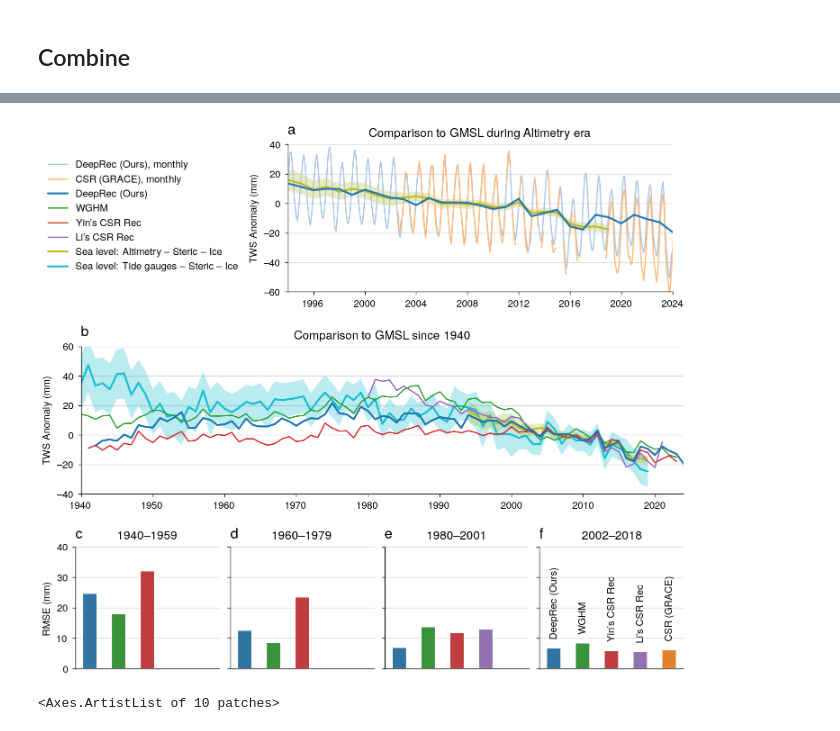
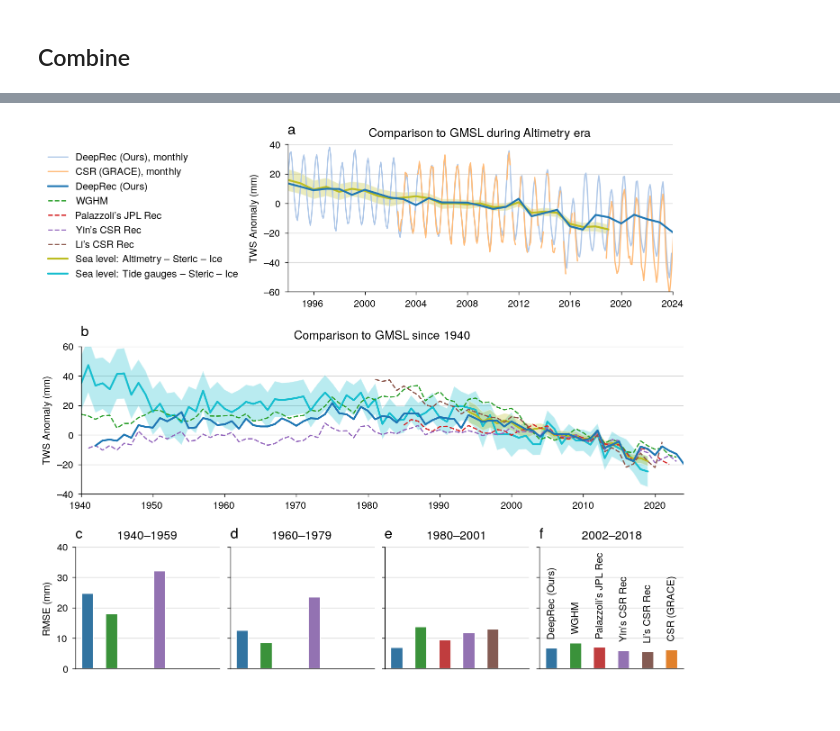
Before and after one commit to lqgentner/deeprec, a Jupyter notebook: notebooks/21-paper-plots/sea-level-budget-closure.ipynb, the cells around one changed output, grey strips where cells are left out. Cells and saved outputs as stored; diff of their text form; code cells hidden in the pictures.

```diff
--- a/notebooks/21-paper-plots/sea-level-budget-closure.ipynb
+++ b/notebooks/21-paper-plots/sea-level-budget-closure.ipynb
@@ -65,15 +66,16 @@ ds_all = ds_all - base_mean
 vars_verbose = {
     "twsa_our": "DeepRec (Ours)",
     "twsa_gap": "WGHM",
-    # "humphrey_gsfc_detrend": "Humphrey's GSFC Rec",
+    "palazzoli_jpl_full": "Palazzoli's JPL Rec",
     "yin_csr_full": "Yin's CSR Rec",
     "li_csr_full": "Li's CSR Rec",
+    # "humphrey_gsfc_detrend": "Humphrey's GSFC Rec",
     "twsa_csr": "CSR (GRACE)",
 }
-eval_vars = vars_verbose.keys()
+eval_names = list(vars_verbose.keys())
 # %% [markdown]
 Take global average of monthly values and take annual average:
 # %%
-global_monthly = ds_all[eval_vars].dr.weight_lat().mean(["lat", "lon"]).compute()
+global_monthly = ds_all[eval_names].dr.weight_lat().mean(["lat", "lon"]).compute()
 global_yearly = global_monthly.resample(time="YE").mean()
 # %% [output]
@@ -361,7 +365,7 @@ TIME_PERIODS = [
 ]
 # %%
 # Evaluation variables (remove GMSL)
-ds_eval = global_yearly.drop_vars(["twsa_gmsl_alt", "twsa_gmsl_obs"])
+ds_eval = global_yearly[eval_names]
 
 df_errors = []
 
@@ -369,14 +373,13 @@ for period in TIME_PERIODS:
     # Iterate over different time periods
     ds_true_period = global_yearly.twsa_gmsl_obs.sel(time=slice(*period))
     ds_eval_period = ds_eval.sel(time=slice(*period))
-    # Remove variables which are NA for most of the time
     THRES = 0.5
     n_time = len(ds_eval_period.time)
     for model in ds_eval_period.data_vars:
-        # Drop model if less not-NA timesteps than threshold for current period
         n_time_notna = len(ds_eval_period[model].dropna("time", how="all").time)
+        # Set all values to NA if less valid timesteps than threshold for current period
         if n_time_notna < 0.5 * n_time:
-            ds_eval_period = ds_eval_period.drop_vars(model)
+            ds_eval_period[model][:] = np.nan
     # Calculate the RMSE
     ds_error = metrics.rmse(ds_true_period, ds_eval_period, skipna=True)
     # Convert to data frame
@@ -566,11 +569,18 @@ ax_alt.fill_between(
     facecolor=dark_colors_dict["twsa_gmsl_alt"],
     alpha=0.3,
 )
+thick_kwargs = dict(linewidth=1.5)
+dash_kwargs = dict(linewidth=1.0, linestyle="dashed")
+
 l_ours_monthly = plot_monthly("twsa_our", ax_alt, linewidth=1.0)
-l_csr_monthly = plot_monthly("twsa_csr", ax_alt, linewidth=1.0)
-# plot_yearly("twsa_gmsl_obs", ax_alt, linewidth=1.5)
-plot_yearly("twsa_gmsl_alt", ax_alt, linewidth=1.5)
-plot_yearly("twsa_our", ax_alt, linewidth=1.5)
+l_csr_monthly = plot_monthly(
+    "twsa_csr",
+    ax_alt,
+    linewidth=1.0,
+)
+# plot_yearly("twsa_gmsl_obs", ax_alt, **thick_kwargs)
+plot_yearly("twsa_gmsl_alt", ax_alt, **thick_kwargs)
+plot_yearly("twsa_our", ax_alt, **thick_kwargs)
 
 ax_alt.set(
     xlim=(pd.Timestamp("1994"), pd.Timestamp("2024")),
@@ -596,12 +606,13 @@ ci_alt = ax_obs.fill_between(
     facecolor=dark_colors_dict["twsa_gmsl_alt"],
     alpha=0.3,
 )
-l_obs = plot_yearly("twsa_gmsl_obs", ax_obs, linewidth=1.5)
-l_alt = plot_yearly("twsa_gmsl_alt", ax_obs, linewidth=1.5)
-l_gap = plot_yearly("twsa_gap", ax_obs, linewidth=1.0)
-l_yin = plot_yearly("yin_csr_full", ax_obs, linewidth=1.0)
-l_li = plot_yearly("li_csr_full", ax_obs, linewidth=1.0)
-l_ours = plot_yearly("twsa_our", ax_obs, linewidth=1.5)
+l_obs = plot_yearly("twsa_gmsl_obs", ax_obs, **thick_kwargs)
+l_alt = plot_yearly("twsa_gmsl_alt", ax_obs, **thick_kwargs)
+l_gap = plot_yearly("twsa_gap", ax_obs, **dash_kwargs)
+l_pal = plot_yearly("palazzoli_jpl_full", ax_obs, **dash_kwargs)
+l_yin = plot_yearly("yin_csr_full", ax_obs, **dash_kwargs)
+l_li = plot_yearly("li_csr_full", ax_obs, **dash_kwargs)
+l_ours = plot_yearly("twsa_our", ax_obs, **thick_kwargs)
 
 
 ax_obs.set(
@@ -641,38 +652,35 @@ for i, (ax, period, df_error) in enumerate(zip(axs_bar, TIME_PERIODS, df_errors)
 axs_bar[3].legend().remove()
 axs_bar[0].set(ylim=(0, 40))
 
 
 # Add letters
 for n, ax in enumerate([ax_alt, ax_obs, *axs_bar]):
     ax.text(
         0.0,
         1.0 + 0.07,
         string.ascii_lowercase[n],
         transform=ax.transAxes,
         size="x-large",
         weight="bold",
     )
 
 # Manually sort legend
 handles = [
     l_ours_monthly,
     l_csr_monthly,
     l_ours,
     l_gap,
+    l_pal,
     l_yin,
     l_li,
     l_alt,
     l_obs,
 ]
 fig_alt.legend(handles=handles, loc="outside center left")
 
 fig.savefig(FIGURE_DIR / "gmsl_comparison_ci_3.pdf", backend="pgf")
 # %% [output]
-[figure, old version]
+[figure, new version]
-# %%
-axs_bar[3].patches
-# %% [output]
-<Axes.ArtistList of 10 patches>
 # %%
 fig = plt.figure(figsize=(7.2, 6.2))
 fig_alt, fig_obs, fig_bar = fig.subfigures(
```
Also changed, not shown: parts of 6 cells of this notebook, 8 other files.
